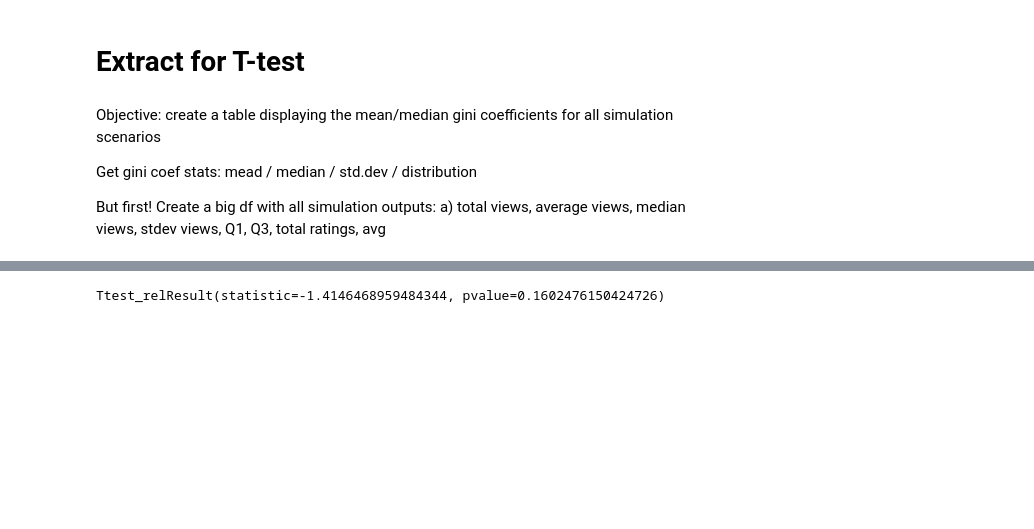
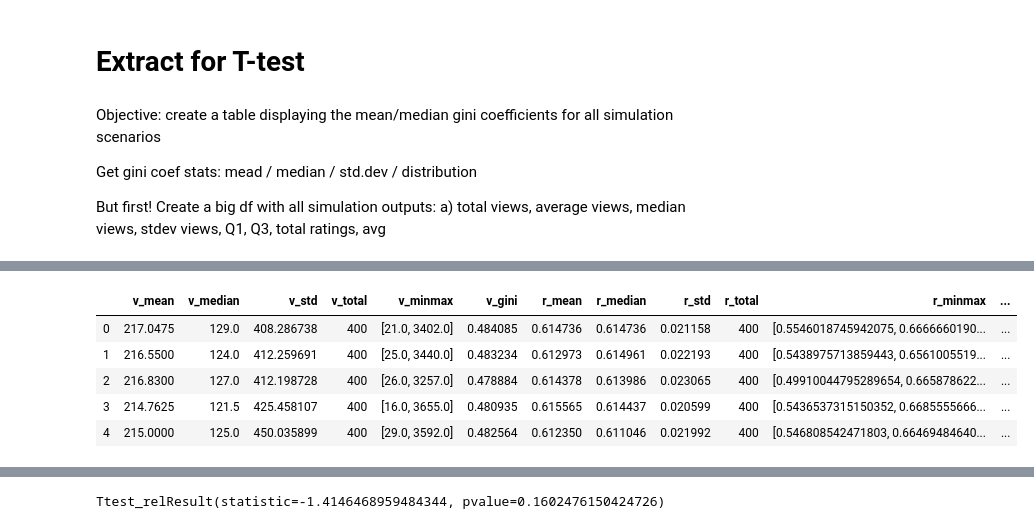
Before and after one commit to Andrelhu/Diversity-on-RecSys, a Jupyter notebook: Statistical Tests for Simulation Results.ipynb, the cells around one changed output, grey strips where cells are left out. Cells and saved outputs as stored; diff of their text form; code cells hidden in the pictures; blank space fills up the shorter version.

```diff
--- a/Statistical Tests for Simulation Results.ipynb
+++ b/Statistical Tests for Simulation Results.ipynb
@@ -193,0 +69,10 @@ import scipy
+# %%
+df = pd.read_pickle('Results_FSociological_S100_CC3_P50')
+df.head()
+# %% [output]
+|  | v_mean | v_median | v_std | v_total | v_minmax | v_gini | r_mean | r_median | r_std | r_total | r_minmax | ... |
+| 0 | 217.0475 | 129.0 | 408.286738 | 400 | [21.0, 3402.0] | 0.484085 | 0.614736 | 0.614736 | 0.021158 | 400 | [0.5546018745942075, 0.6666660190... | ... |
+| 1 | 216.5500 | 124.0 | 412.259691 | 400 | [25.0, 3440.0] | 0.483234 | 0.612973 | 0.614961 | 0.022193 | 400 | [0.5438975713859443, 0.6561005519... | ... |
+| 2 | 216.8300 | 127.0 | 412.198728 | 400 | [26.0, 3257.0] | 0.478884 | 0.614378 | 0.613986 | 0.023065 | 400 | [0.49910044795289654, 0.665878622... | ... |
+| 3 | 214.7625 | 121.5 | 425.458107 | 400 | [16.0, 3655.0] | 0.480935 | 0.615565 | 0.614437 | 0.020599 | 400 | [0.5436537315150352, 0.6685555666... | ... |
+| 4 | 215.0000 | 125.0 | 450.035899 | 400 | [29.0, 3592.0] | 0.482564 | 0.612350 | 0.611046 | 0.021992 | 400 | [0.546808542471803, 0.66469484640... | ... |
```
Also changed, not shown: parts of 38 cells of this notebook, 6 other files.
